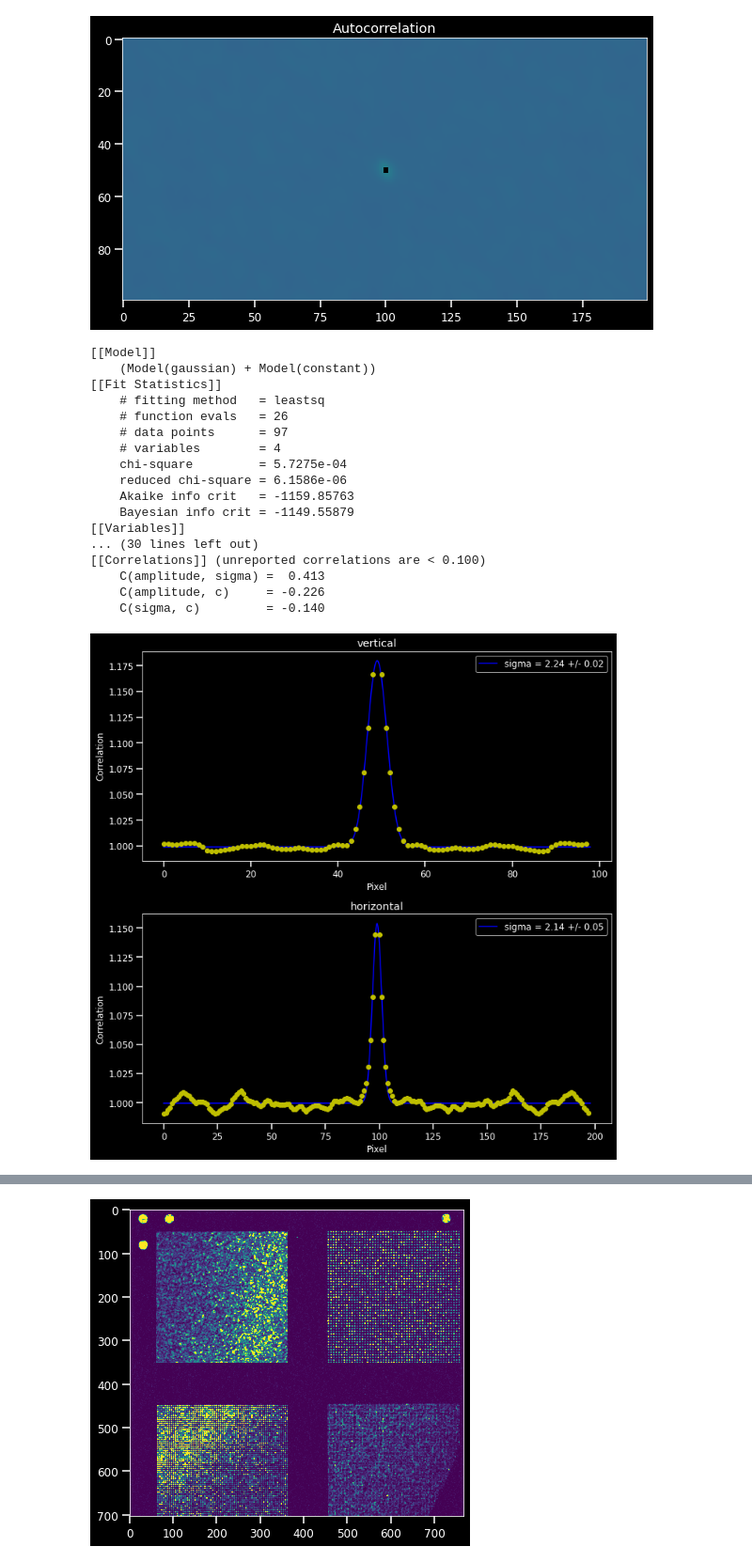
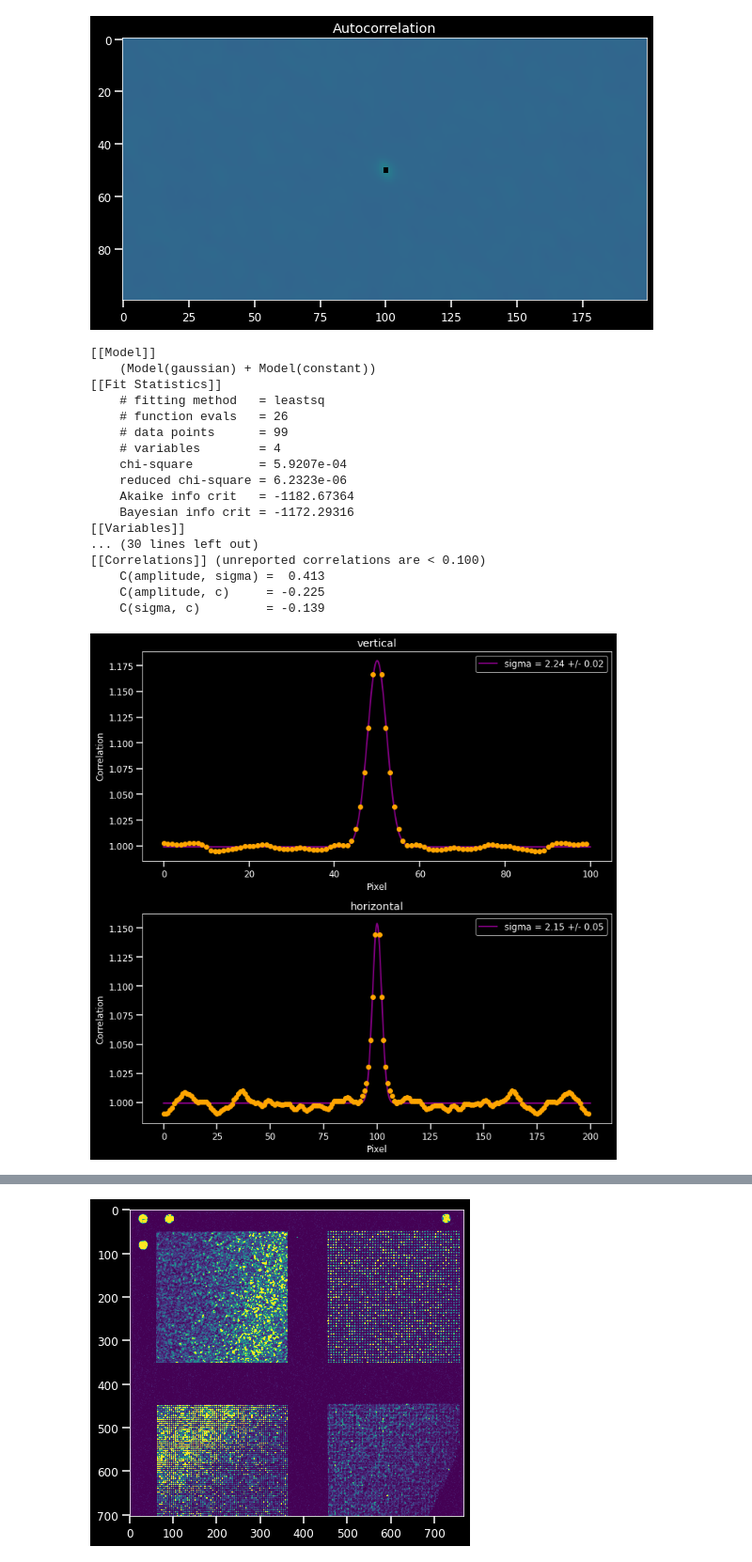
Before and after one commit to vespos/xpcs, a Jupyter notebook: examples.ipynb, the cells around one changed output, grey strips where cells are left out. Shown at 94% size. Cells and saved outputs as stored; diff of their text form; code cells hidden in the pictures.

Commit message:
debug correlation_fit

```diff
--- a/examples.ipynb
+++ b/examples.ipynb
@@ -97,26 +107,26 @@ plt.show()
 # %% [output]
 [figure]
 # %%
-corr.fit_correlation(A)
+fitres = corr.fit_correlation(A)
 # %% [output]
 [[Model]]
     (Model(gaussian) + Model(constant))
 [[Fit Statistics]]
     # fitting method   = leastsq
     # function evals   = 26
-    # data points      = 97
+    # data points      = 99
     # variables        = 4
-    chi-square         = 5.7275e-04
-    reduced chi-square = 6.1586e-06
-    Akaike info crit   = -1159.85763
-    Bayesian info crit = -1149.55879
+    chi-square         = 5.9207e-04
+    reduced chi-square = 6.2323e-06
+    Akaike info crit   = -1182.67364
+    Bayesian info crit = -1172.29316
 [[Variables]]
 ... (30 lines left out)
 [[Correlations]] (unreported correlations are < 0.100)
     C(amplitude, sigma) =  0.413
-    C(amplitude, c)     = -0.226
-    C(sigma, c)         = -0.140
+    C(amplitude, c)     = -0.225
+    C(sigma, c)         = -0.139
-[figure, old version]
+[figure, new version]
 # %% [markdown]
 # 2) Contrast fit
 
```
Also changed, not shown: parts of 4 cells of this notebook, 3 other files.
